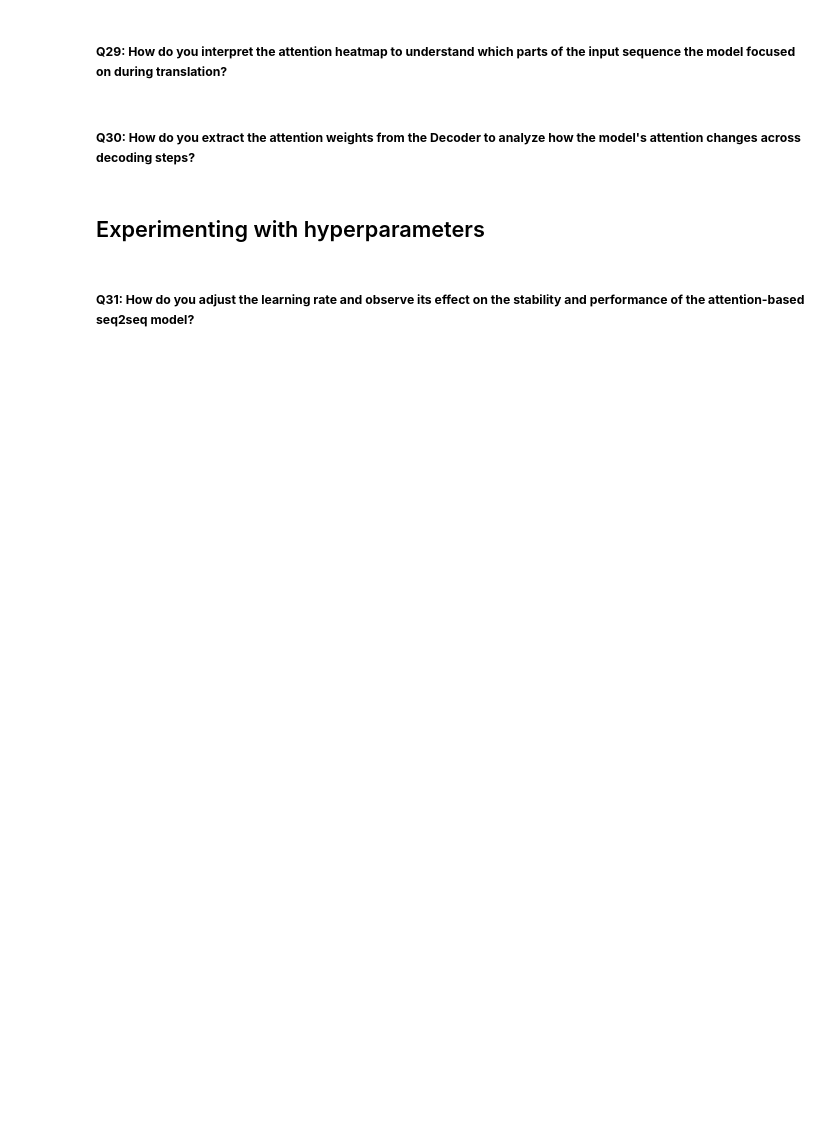
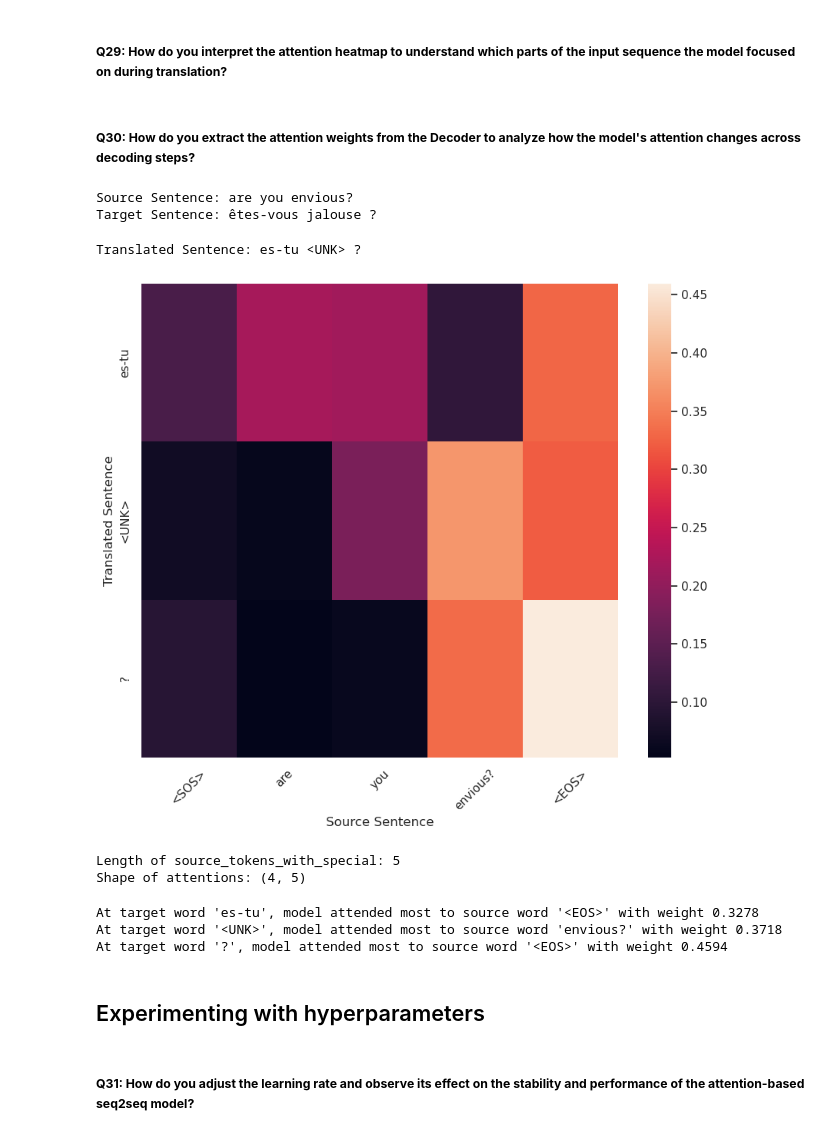
Before and after one commit to fellmir/pyTorchBasis, a Jupyter notebook: 01-intermediate-projects/18_attention_seq2seq.ipynb, the cells around one changed output. Saved outputs shown, nothing was run; the diff lists cells and outputs as text; code cells hidden in the pictures; blank space fills up the shorter version.

```diff
--- a/01-intermediate-projects/18_attention_seq2seq.ipynb
+++ b/01-intermediate-projects/18_attention_seq2seq.ipynb
@@ -281,5 +826,45 @@ Since the attention weights and context vectors are computed at each decoding st
 # %% [markdown]
 ##### **Q30: How do you extract the attention weights from the Decoder to analyze how the model's attention changes across decoding steps?**
+# %%
+example_idx = 0  # Adjust as needed
+source_tokens = val_data[example_idx][0]
+target_tokens = val_data[example_idx][1]
+
+source_sentence = ' '.join(source_tokens)
+target_sentence = ' '.join(target_tokens)
+
+print(f"Source Sentence: {source_sentence}")
+print(f"Target Sentence: {target_sentence}")
+# %% [output]
+Source Sentence: are you envious?
+Target Sentence: êtes-vous jalouse ?
+# %%
+translated_tokens, attentions = translate_sentence(seq2seq_model, source_sentence, source_vocab, target_vocab, inv_target_vocab)
+
+print(f"Translated Sentence: {' '.join(translated_tokens)}")
+
+visualize_attention(source_tokens, translated_tokens, attentions)
+# %% [output]
+Translated Sentence: es-tu <UNK> ?
+[figure, added]
+# %%
+source_tokens_with_special = ['<SOS>'] + source_tokens + ['<EOS>']
+
+print(f"Length of source_tokens_with_special: {len(source_tokens_with_special)}")
+print(f"Shape of attentions: {attentions.shape}")
+# %% [output]
+Length of source_tokens_with_special: 5
+Shape of attentions: (4, 5)
+# %%
+for t_idx, t_word in enumerate(translated_tokens):
+    attn_weights = attentions[t_idx]
+    max_src_idx = np.argmax(attn_weights)
+    src_word = source_tokens_with_special[max_src_idx]
+    print(f"At target word '{t_word}', model attended most to source word '{src_word}' with weight {attn_weights[max_src_idx]:.4f}")
+# %% [output]
+At target word 'es-tu', model attended most to source word '<EOS>' with weight 0.3278
+At target word '<UNK>', model attended most to source word 'envious?' with weight 0.3718
+At target word '?', model attended most to source word '<EOS>' with weight 0.4594
 # %% [markdown]
 ## Experimenting with hyperparameters
 # %% [markdown]
```
Also changed, not shown: parts of 57 cells of this notebook.
